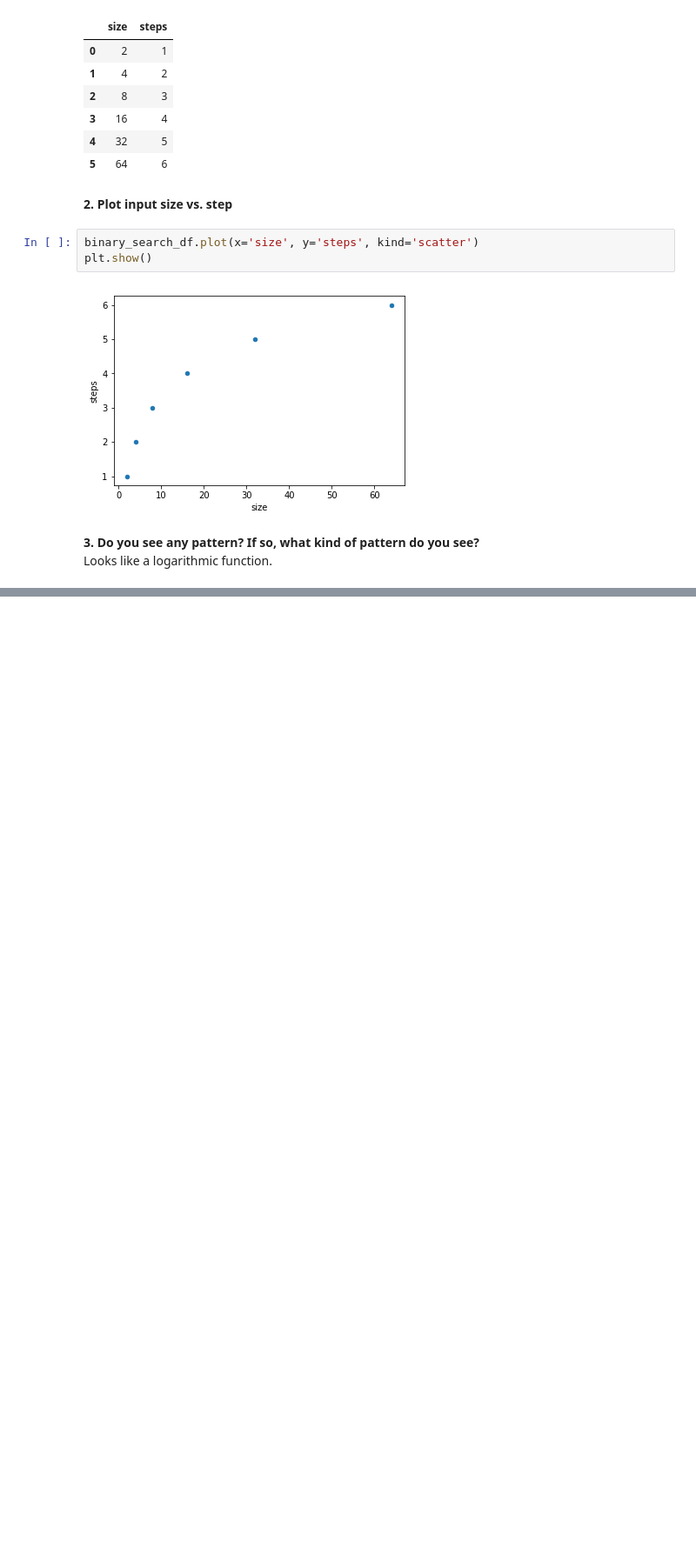
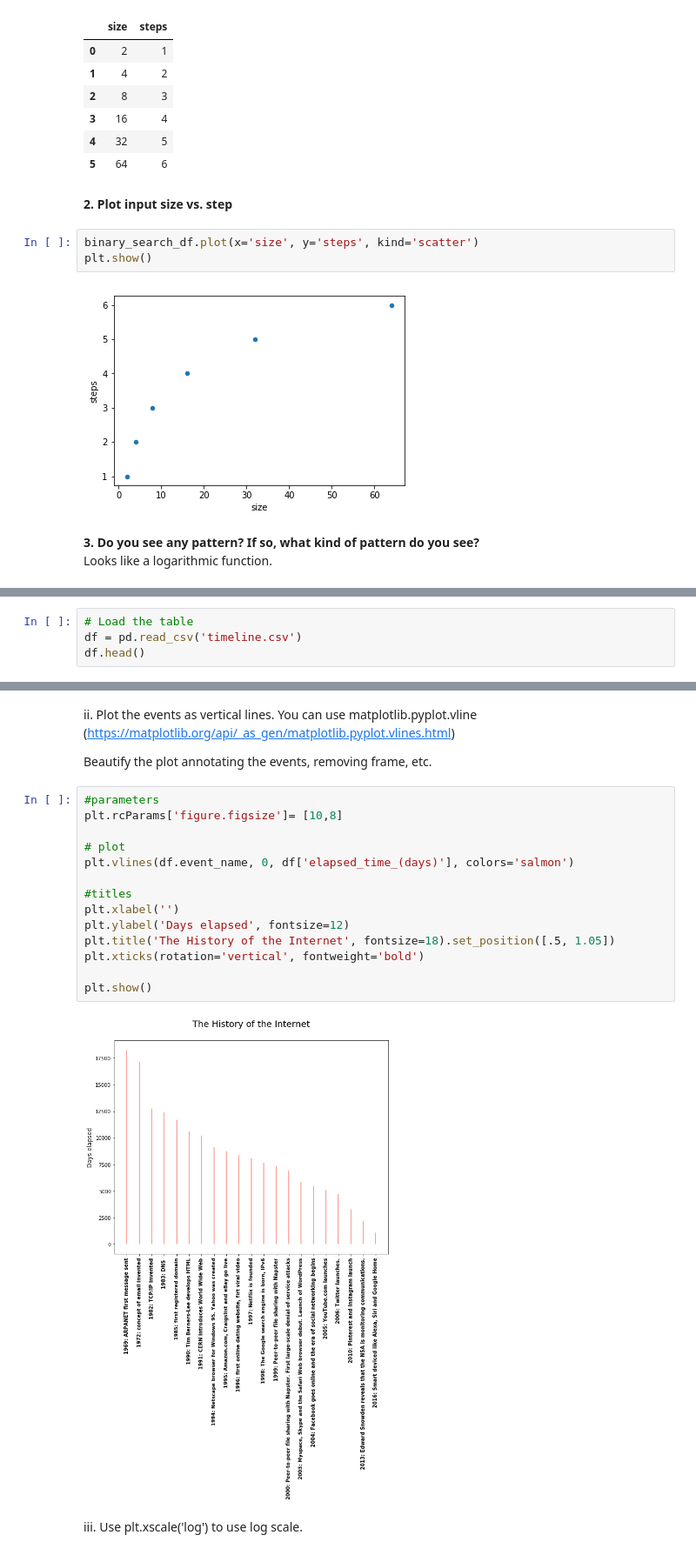
Before and after one commit to faymarie/binary-search-time-complexity-visualization, a Jupyter notebook: Binary Search.ipynb, the cells around one changed output, grey strips where cells are left out. Shown at 87% size. Drawn from its saved outputs; the diff is of its cells as text; blank space fills up the shorter version.

Commit message:
feat: Visualize timeline in vlines.

```diff
--- a/Binary Search.ipynb
+++ b/Binary Search.ipynb
@@ -45,0 +67,4 @@ Looks like a logarithmic function.
+# %%
+# Load the table
+df = pd.read_csv('timeline.csv')
+df.head()
@@ -45,0 +78,22 @@ Looks like a logarithmic function.
+# %% [markdown]
+ii. Plot the events as vertical lines. You can use matplotlib.pyplot.vline (https://matplotlib.org/api/_as_gen/matplotlib.pyplot.vlines.html)
+
+Beautify the plot annotating the events, removing frame, etc.
+# %%
+#parameters
+plt.rcParams['figure.figsize']= [10,8]
+
+# plot
+plt.vlines(df.event_name, 0, df['elapsed_time_(days)'], colors='salmon')
+
+#titles
+plt.xlabel('')
+plt.ylabel('Days elapsed', fontsize=12)
+plt.title('The History of the Internet', fontsize=18).set_position([.5, 1.05])
+plt.xticks(rotation='vertical', fontweight='bold')
+
+plt.show()
+# %% [output]
+[figure, added]
+# %% [markdown]
+iii. Use plt.xscale('log') to use log scale.
```
Also changed, not shown: parts of 4 cells of this notebook.
